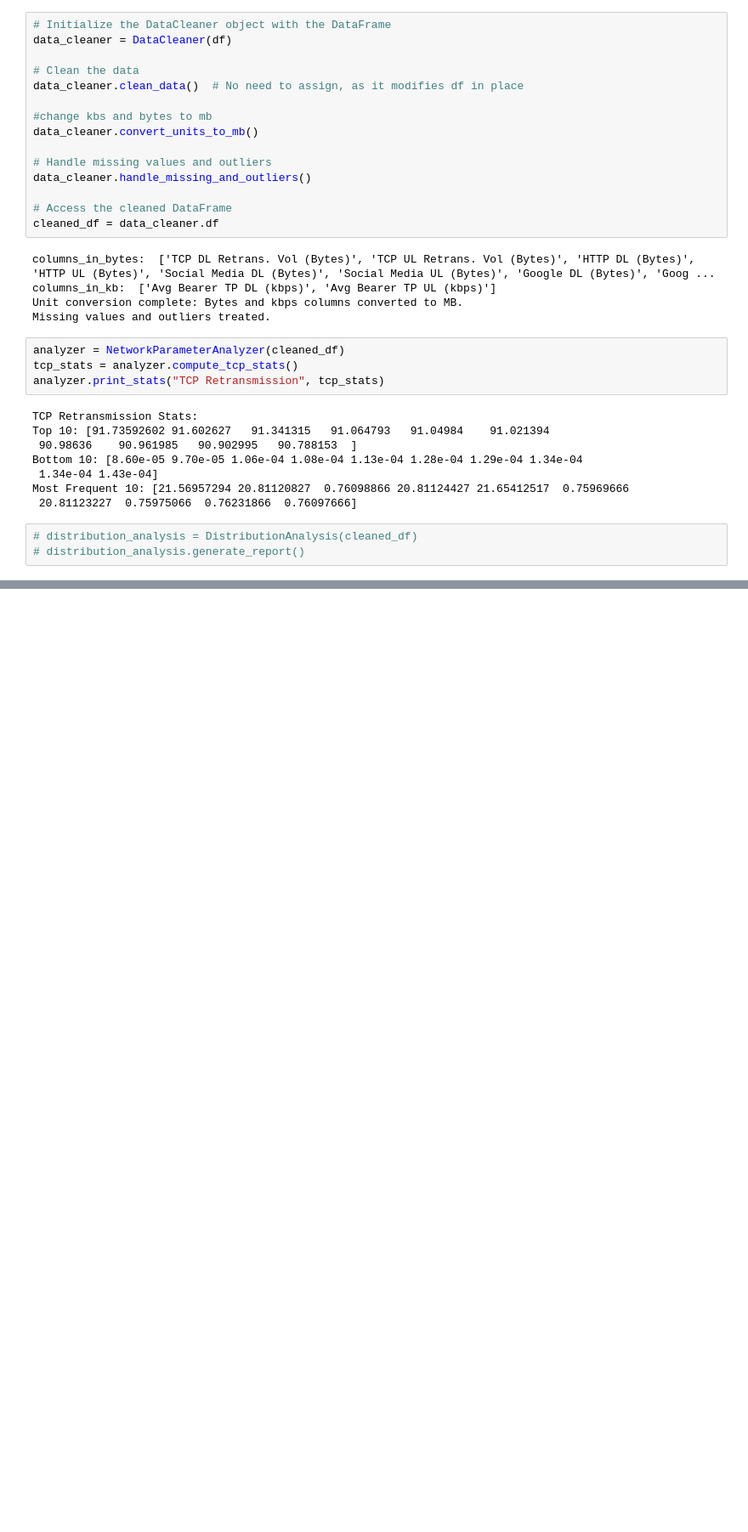
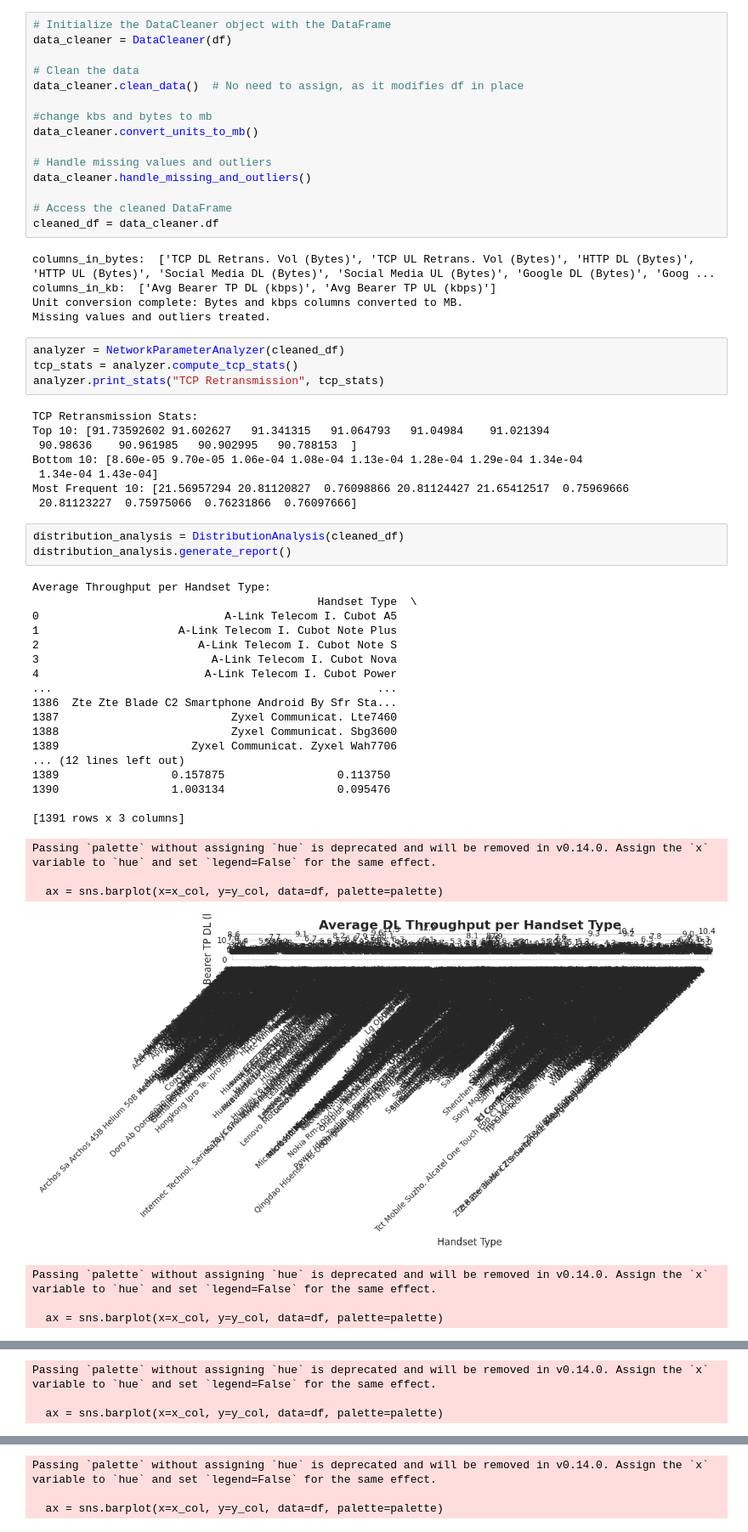
Before and after one commit to fsefu/customer-insights-analytics, a Jupyter notebook: notebooks/experience_analytics.ipynb, the cells around one changed output, grey strips where cells are left out. Shown at 85% size. Cells and saved outputs as stored; diff of their text form; blank space fills up the shorter version.

Commit message:
after finishing the experience analysis

```diff
--- a/notebooks/experience_analytics.ipynb
+++ b/notebooks/experience_analytics.ipynb
@@ -87,5 +87,30 @@ Bottom 10: [8.60e-05 9.70e-05 1.06e-04 1.08e-04 1.13e-04 1.28e-04 1.29e-04 1.34e
 Most Frequent 10: [21.56957294 20.81120827  0.76098866 20.81124427 21.65412517  0.75969666
  20.81123227  0.75975066  0.76231866  0.76097666]
 # %%
-# distribution_analysis = DistributionAnalysis(cleaned_df)
-# distribution_analysis.generate_report()
+distribution_analysis = DistributionAnalysis(cleaned_df)
+distribution_analysis.generate_report()
+# %% [output]
+Average Throughput per Handset Type:
+                                           Handset Type  \
+0                            A-Link Telecom I. Cubot A5
+1                     A-Link Telecom I. Cubot Note Plus
+2                        A-Link Telecom I. Cubot Note S
+3                          A-Link Telecom I. Cubot Nova
+4                         A-Link Telecom I. Cubot Power
+...                                                 ...
+1386  Zte Zte Blade C2 Smartphone Android By Sfr Sta...
+1387                          Zyxel Communicat. Lte7460
+1388                          Zyxel Communicat. Sbg3600
+1389                    Zyxel Communicat. Zyxel Wah7706
+... (12 lines left out)
+1389                 0.157875                 0.113750
+1390                 1.003134                 0.095476
+
+[1391 rows x 3 columns]
+Passing `palette` without assigning `hue` is deprecated and will be removed in v0.14.0. Assign the `x` variable to `hue` and set `legend=False` for the same effect.
+
+  ax = sns.barplot(x=x_col, y=y_col, data=df, palette=palette)
+[figure, added]
+Passing `palette` without assigning `hue` is deprecated and will be removed in v0.14.0. Assign the `x` variable to `hue` and set `legend=False` for the same effect.
+
+  ax = sns.barplot(x=x_col, y=y_col, data=df, palette=palette)
@@ -91,0 +135,3 @@ Most Frequent 10: [21.56957294 20.81120827  0.76098866 20.81124427 21.65412517
+Passing `palette` without assigning `hue` is deprecated and will be removed in v0.14.0. Assign the `x` variable to `hue` and set `legend=False` for the same effect.
+
+  ax = sns.barplot(x=x_col, y=y_col, data=df, palette=palette)
@@ -91,0 +139,3 @@ Most Frequent 10: [21.56957294 20.81120827  0.76098866 20.81124427 21.65412517
+Passing `palette` without assigning `hue` is deprecated and will be removed in v0.14.0. Assign the `x` variable to `hue` and set `legend=False` for the same effect.
+
+  ax = sns.barplot(x=x_col, y=y_col, data=df, palette=palette)
```
Also changed, not shown: parts of 2 cells of this notebook, 1 other file.
